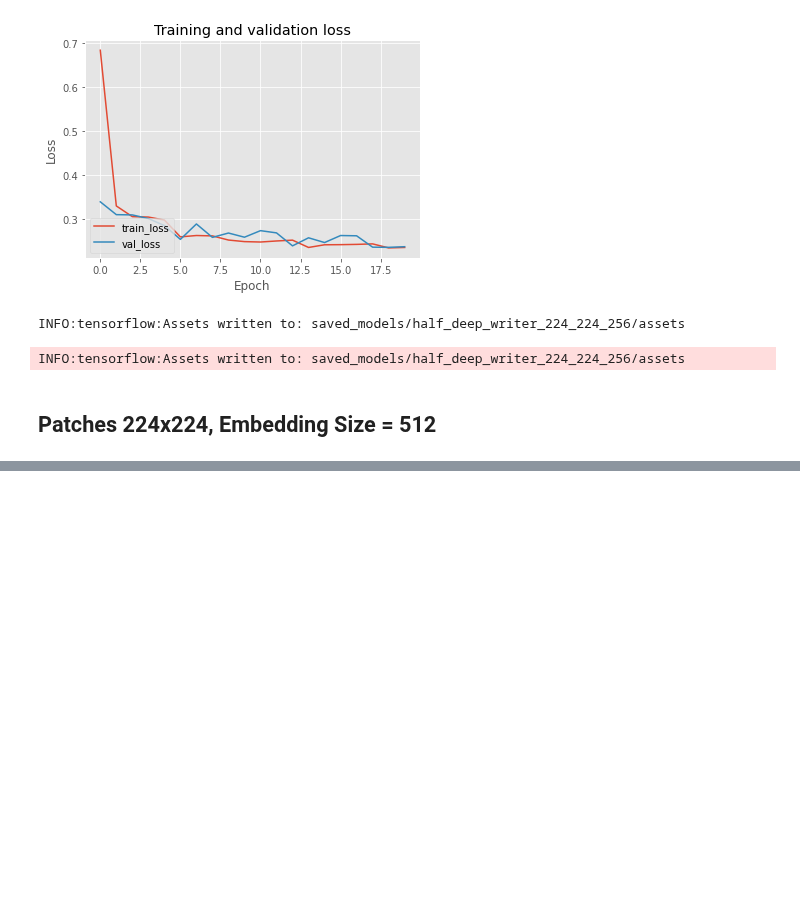
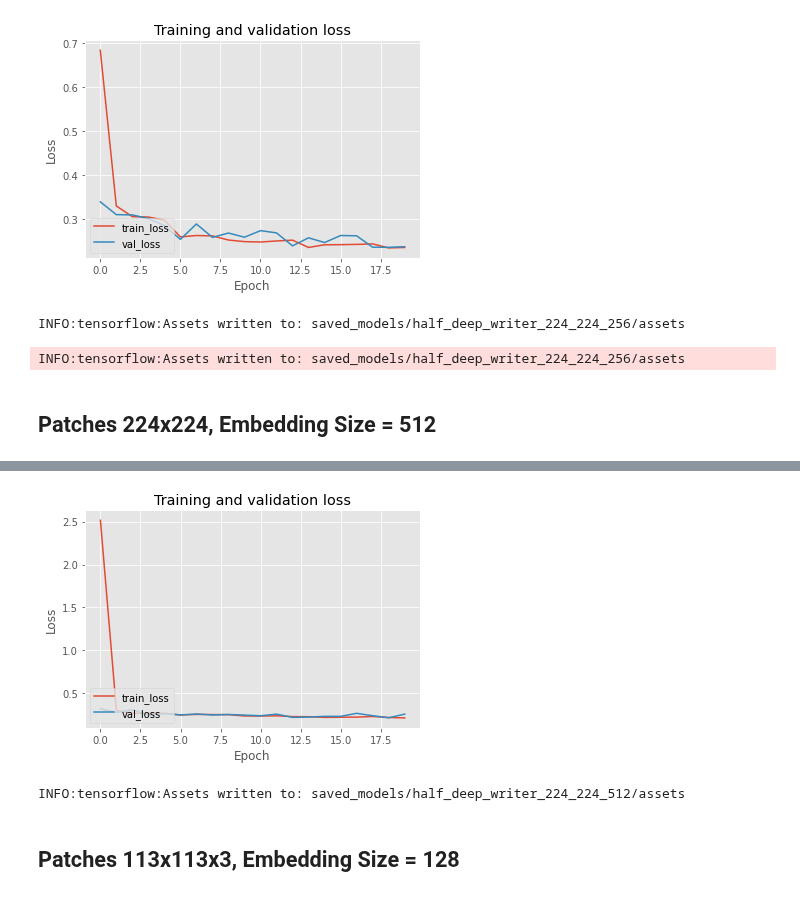
Before and after one commit to schauppi/HTSR_Handwritten_Text_Similarity_Recognition, a Jupyter notebook: half_deep_writer.ipynb, the cells around one changed output, grey strips where cells are left out. Cells and saved outputs as stored; diff of their text form; code cells hidden in the pictures; blank space fills up the shorter version.

```diff
--- a/half_deep_writer.ipynb
+++ b/half_deep_writer.ipynb
@@ -428,0 +485,10 @@ INFO:tensorflow:Assets written to: saved_models/half_deep_writer_224_224_256/ass
+# %%
+plot_triplet_training(history_siamese_224_224_512)
+# %% [output]
+[figure, added]
+# %%
+siamese_224_224_512.save('saved_models/half_deep_writer_224_224_512',save_format='tf')
+# %% [output]
+INFO:tensorflow:Assets written to: saved_models/half_deep_writer_224_224_512/assets
+# %% [markdown]
+## Patches 113x113x3, Embedding Size = 128
```
Also changed, not shown: parts of 59 cells of this notebook.
